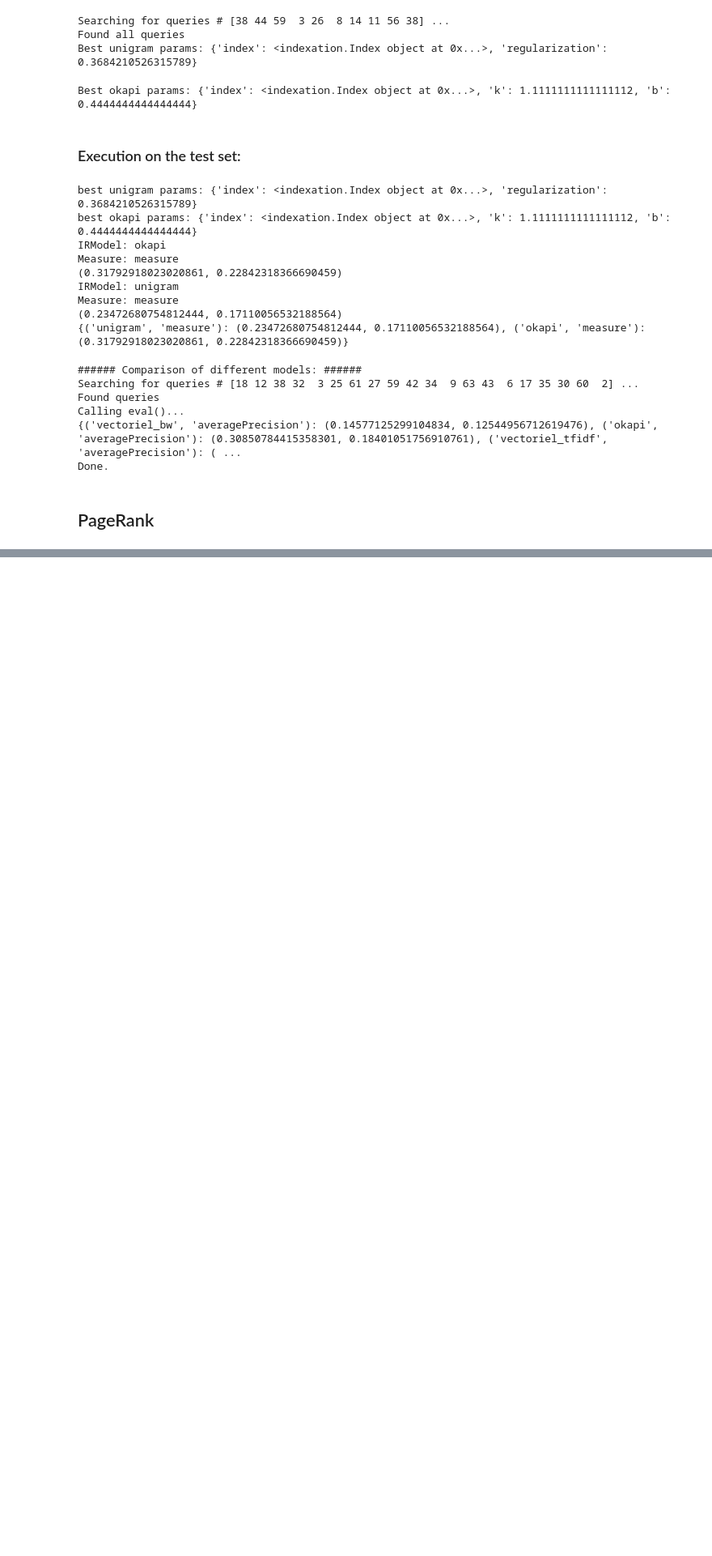
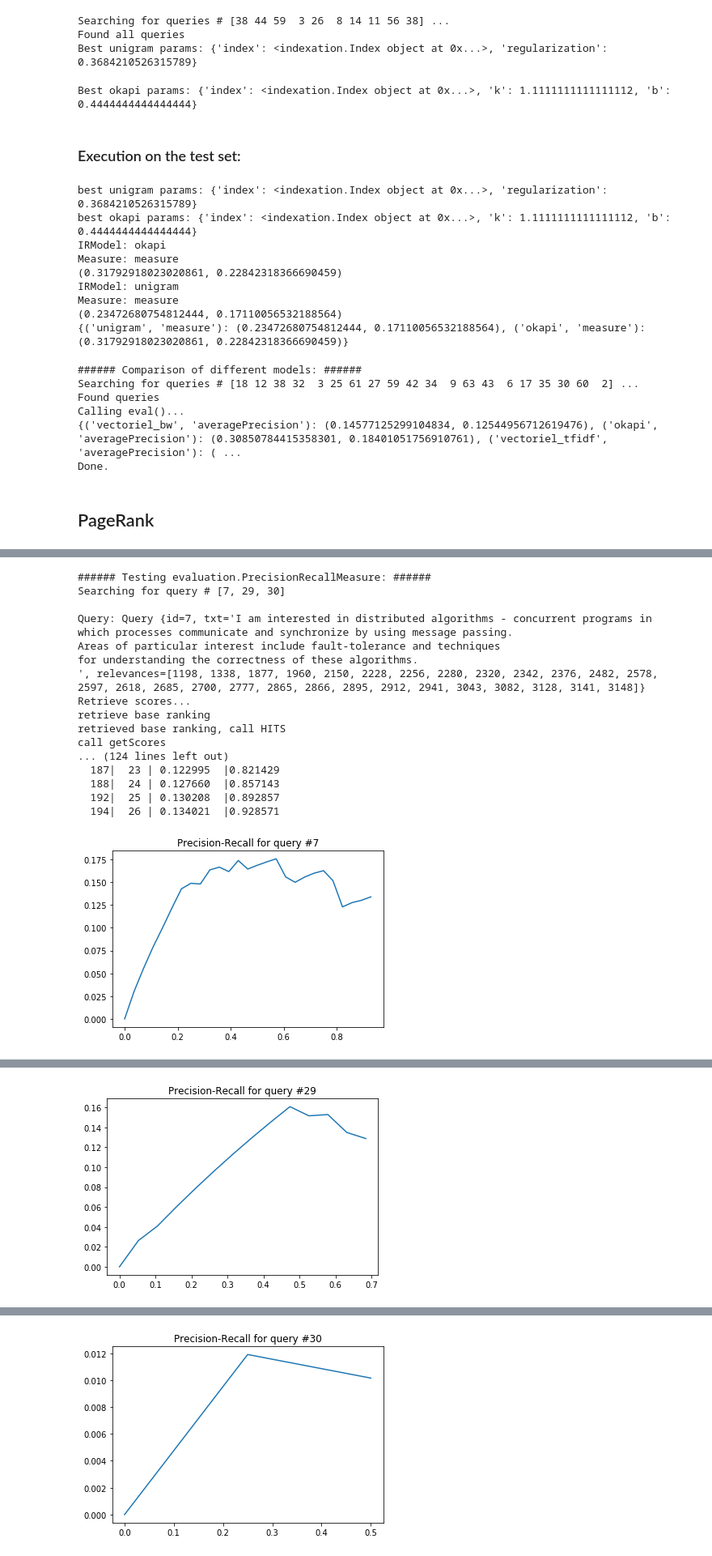
Before and after one commit to LoicH/RI, a Jupyter notebook: 1-text/main.ipynb, the cells around one changed output, grey strips where cells are left out. Shown: that part at 81% size. Drawn from its saved outputs; the diff is of its cells as text; code cells hidden in the pictures; blank space fills up the shorter version.

```diff
--- a/1-text/main.ipynb
+++ b/1-text/main.ipynb
@@ -345,0 +378,20 @@ Graph:
+# %%
+print("\n###### Testing evaluation.AveragePrecision: ###### ")
+queryChosen =[9, 10, 14, 29]#, 25, 26, 27, 42, 43] # lots of relevant results
+qp = QueryParserCACM(cacm_qry, cacm_rel)
+query = qp.nextQuery()
+print("Searching for query #",queryChosen, "\n")
+while query is not None :
+    if int(query.getID()) in queryChosen:
+        print("Query:", query)
+        queryTxt = stemmer.getTextRepresentation(query.getText())
+        print("Retrieve scores...")
+        scores = pagerank_model.getRanking(queryTxt)
+        irlist = evaluation.IRList(query, scores)
+        average_measure = evaluation.AveragePrecision(irlist)
+        print("Evaluate the scores.")
+        average_prec = average_measure.eval(verbose=True)
+        print("Average precision: %f" % average_prec)
+        print(20*'-')
+
+    query = qp.nextQuery()
@@ -345,0 +447,46 @@ Graph:
+# %%
+hits_model = modeles.HitsModel(idx, baseModel=vect, seedsNbr=20, parentsNbr=3)
+
+print("\n###### Testing evaluation.PrecisionRecallMeasure: ###### ")
+queryChosen = [7, 29, 30]
+qp = QueryParserCACM(cacm_qry, cacm_rel)
+query = qp.nextQuery()
+print("Searching for query #", queryChosen)
+while query is not None :
+    if int(query.getID()) in queryChosen:
+        print("\nQuery:", query)
+        queryTxt = stemmer.getTextRepresentation(query.getText())
+        print("Retrieve scores...")
+        ranking = hits_model.getRanking(queryTxt)
+        irlist = evaluation.IRList(query, ranking)
+        precisRecall = evaluation.PrecisionRecallMeasure(irlist)
+        pr = precisRecall.eval(verbose=True, nbLevel=100) # (recall, precision)
+        precision = [p for r,p in pr]
+        recall = [r for r,p in pr]
+        plt.plot(recall, precision)
+        plt.title("Precision-Recall for query #"+query.getID())
+        plt.show()
+        print(20*'-')
+
+
+    query = qp.nextQuery()
+print("Done.")
+# %% [output]
+###### Testing evaluation.PrecisionRecallMeasure: ######
+Searching for query # [7, 29, 30]
+
+Query: Query {id=7, txt='I am interested in distributed algorithms - concurrent programs in
+which processes communicate and synchronize by using message passing.
+Areas of particular interest include fault-tolerance and techniques
+for understanding the correctness of these algorithms.
+', relevances=[1198, 1338, 1877, 1960, 2150, 2228, 2256, 2280, 2320, 2342, 2376, 2482, 2578, 2597, 2618, 2685, 2700, 2777, 2865, 2866, 2895, 2912, 2941, 3043, 3082, 3128, 3141, 3148]}
+Retrieve scores...
+retrieve base ranking
+retrieved base ranking, call HITS
+call getScores
+... (124 lines left out)
+  187|  23 | 0.122995  |0.821429
+  188|  24 | 0.127660  |0.857143
+  192|  25 | 0.130208  |0.892857
+  194|  26 | 0.134021  |0.928571
+[figure, added]
@@ -345,0 +510 @@ Graph:
+[figure, added]
@@ -345,0 +528 @@ Graph:
+[figure, added]
```
Also changed, not shown: parts of 8 cells of this notebook, 3 other files.
